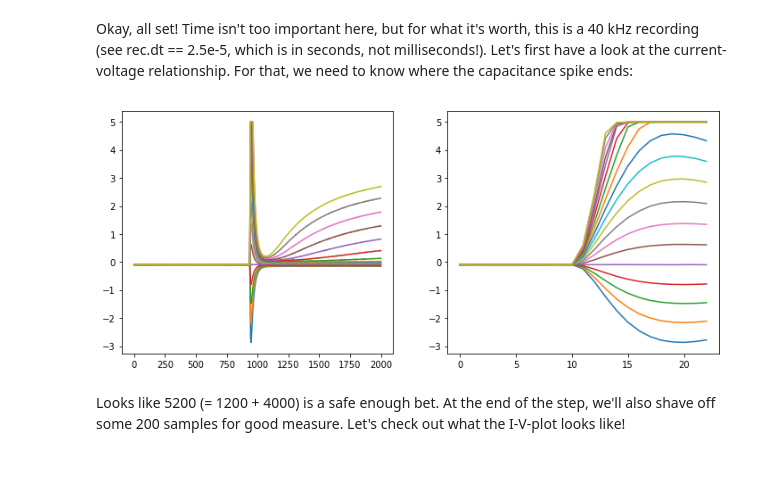
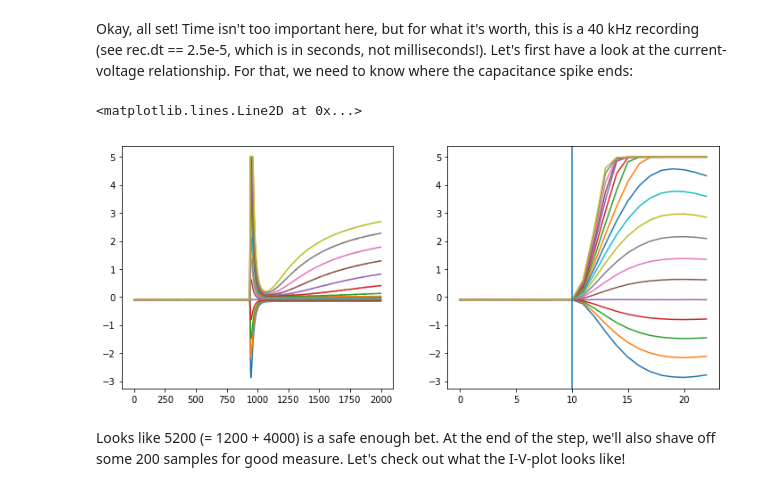
Before and after one commit to kernfel/mostips-analysis, a Jupyter notebook: Kv2.1 exploratory analysis 1.ipynb, the cells around one changed output. Saved outputs shown, nothing was run; the diff lists cells and outputs as text; code cells hidden in the pictures.

```diff
--- a/Kv2.1 exploratory analysis 1.ipynb
+++ b/Kv2.1 exploratory analysis 1.ipynb
@@ -71,15 +71,19 @@ Okay, all set! Time isn't too important here, but for what it's worth, this is a
 # %%
 plt.figure(figsize=(12,5))
 
 plt.subplot(1,2,1)
 for I in rec.current:
     plt.plot(I[4000:6000])
 
 plt.subplot(1,2,2)
 for I in rec.current:
     plt.plot(I[4927:4950])
+
+rec_step_t0 = 4937
+plt.axvline(rec_step_t0 - 4927)
 # %% [output]
+<matplotlib.lines.Line2D at 0x...>
-[figure, old version]
+[figure, new version]
 # %% [markdown]
 Looks like 5200 (= 1200 + 4000) is a safe enough bet. At the end of the step, we'll also shave off some 200 samples for good measure. Let's check out what the I-V-plot looks like!
 # %%
```
Also changed, not shown: parts of 9 cells of this notebook, 2 other files.
